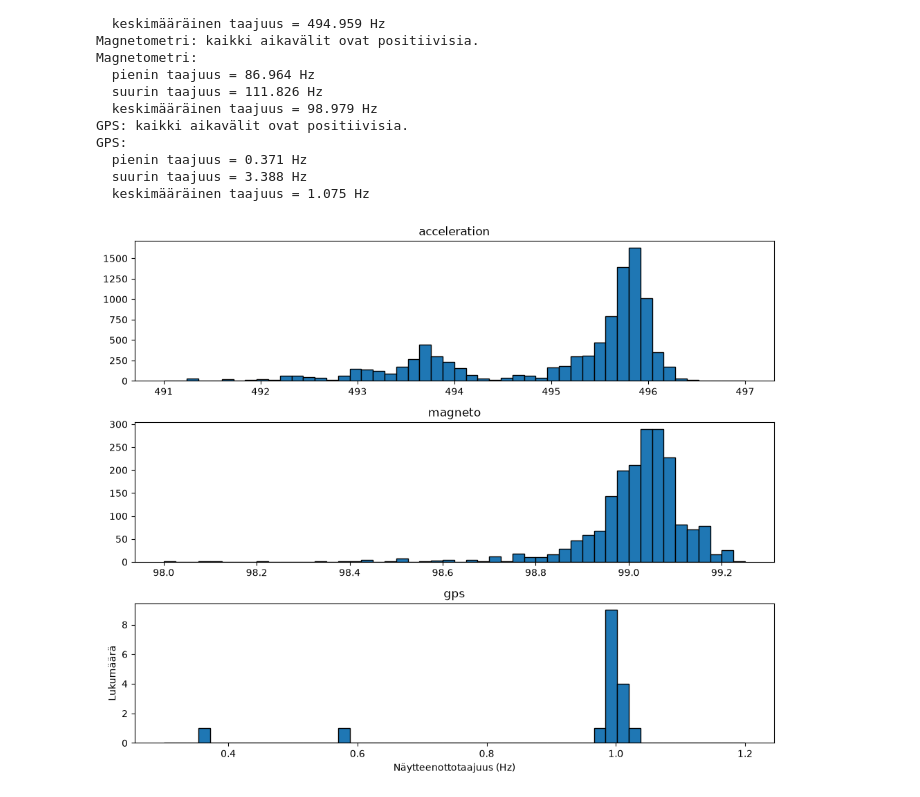
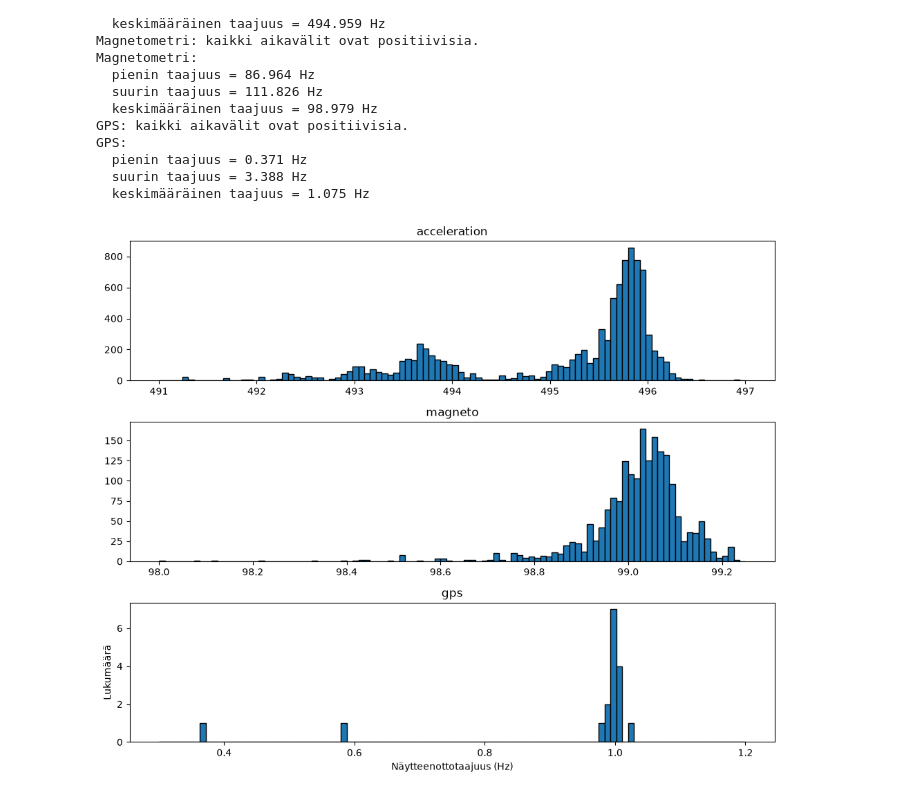
Before and after one commit to Tkarsikas/Soveltava_matematiikka_ja_fysiikka_ohjelmoinnissa_2026, a Jupyter notebook: week3/Harjoitus9.ipynb, the cells around one changed output. Saved outputs shown, nothing was run; the diff lists cells and outputs as text; code cells hidden in the pictures.

```diff
--- a/week3/Harjoitus9.ipynb
+++ b/week3/Harjoitus9.ipynb
@@ -81,0 +94,13 @@ print(taajuusmg, 'Hz')
+# %%
+acc['f_s [Hz]'] = 1/acc['aikavaliAcc']
+mg['f_s [Hz]'] = 1/mg['aikavaliMg']
+gps['f_s [Hz]'] = 1/gps['aikavaliGps']
+
+print("acceleration")
+display(acc['f_s [Hz]'].describe())
+
+print("magnetometer")
+display(mg['f_s [Hz]'].describe())
+
+print("gps")
+display(gps['f_s [Hz]'].describe())
@@ -128,24 +184,24 @@ GPS:
 # %%
 acc['taajuus'] = 1 / acc['aikavaliAcc']
 mg['taajuus'] = 1 / mg['aikavaliMg']
 gps['taajuus'] = 1 / gps['aikavaliGps']
 
 fig, axs = plt.subplots(3, 1, figsize=(10, 8))
 
-axs[0].hist(acc['taajuus'], bins=50, range=(491, 497), edgecolor='black')
+axs[0].hist(acc['taajuus'], bins=100, range=(491, 497), edgecolor='black')
 axs[0].set_title("acceleration")
 
-axs[1].hist(mg['taajuus'], bins=50, range=(98, 99.25), edgecolor='black')
+axs[1].hist(mg['taajuus'], bins=100, range=(98, 99.25), edgecolor='black')
 axs[1].set_title("magneto")
 
-axs[2].hist(gps['taajuus'], bins=50, range=(0.3, 1.2), edgecolor='black')
+axs[2].hist(gps['taajuus'], bins=100, range=(0.3, 1.2), edgecolor='black')
 axs[2].set_title("gps")
 
 plt.tight_layout()
 
 
 plt.xlabel("Näytteenottotaajuus (Hz)")
 plt.ylabel("Lukumäärä")
 plt.show()
 # %% [output]
-[figure, old version]
+[figure, new version]
```
Also changed, not shown: parts of 3 cells of this notebook, 1 other file.
